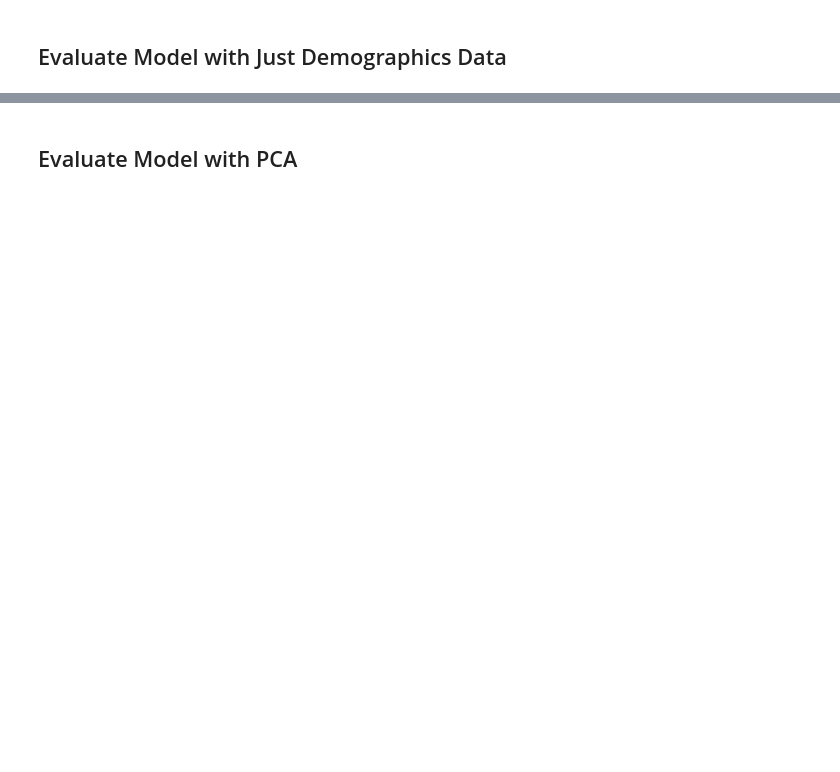
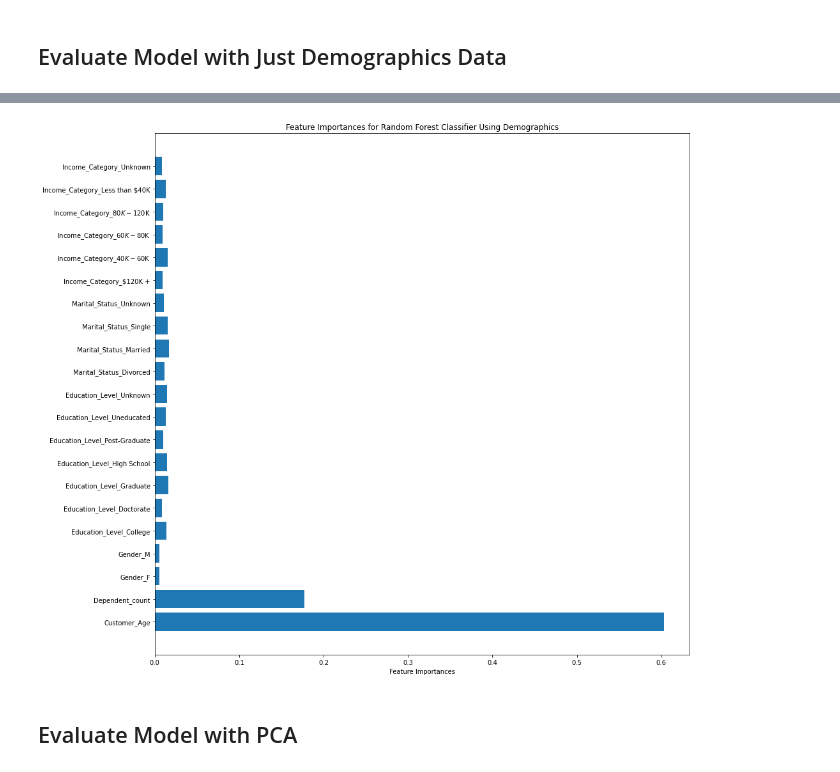
Before and after one commit to asundquistdavis/credit-churn-prediction, a Jupyter notebook: Analysis/random-forest-classifier.ipynb, the cells around one changed output, grey strips where cells are left out. Cells and saved outputs as stored; diff of their text form; code cells hidden in the pictures; blank space fills up the shorter version.

```diff
--- a/Analysis/random-forest-classifier.ipynb
+++ b/Analysis/random-forest-classifier.ipynb
@@ -76,14 +118,16 @@ plt.show()
 # %%
-feature_importances_dem = fi(Xd, y, model='rfc')
+feature_importances_dem = fi(Xdem, y, model='rfc')
 ticks = np.arange(len(features_dem))
 fig, ax = plt.subplots()
 ax.barh(ticks, feature_importances_dem)
 ax.set_yticks(ticks, labels=features_dem)
 fig.set_size_inches(15, 15)
 ax.set_xlabel('Feature Importances')
 ax.set_title('Feature Importances for Random Forest Classifier Using Demographics')
 plt.show()
 pd.DataFrame({'Features': features_dem, 'Feature_Importances': feature_importances_dem}).to_csv('../Outputs/X-dem_RandomForestClassifier_FI.csv')
+# %% [output]
+[figure, added]
 # %% [markdown]
 ## Evaluate Model with PCA
 # %%
```
Also changed, not shown: parts of 16 cells of this notebook, 9 other files.
